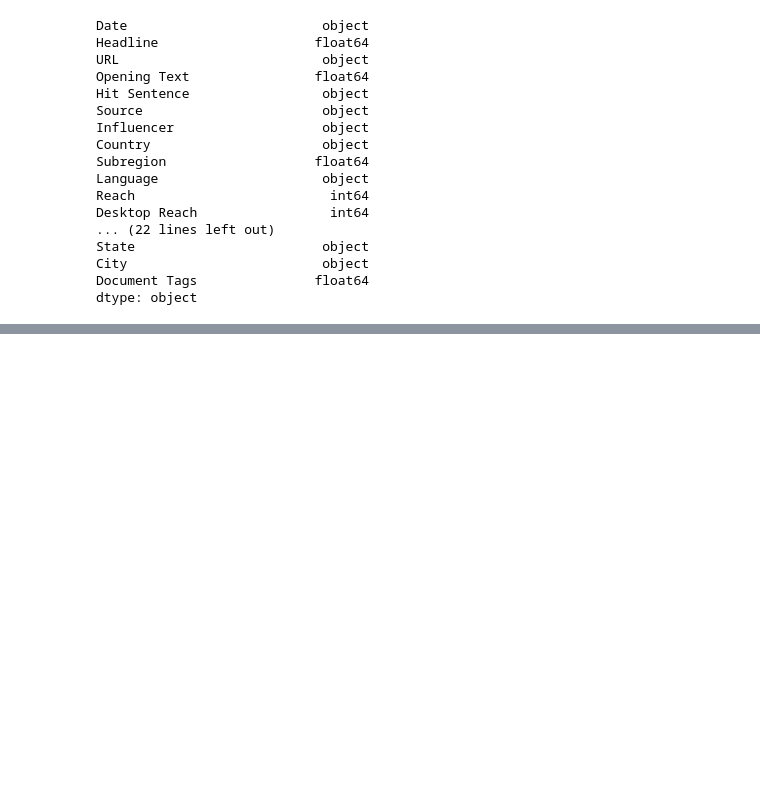
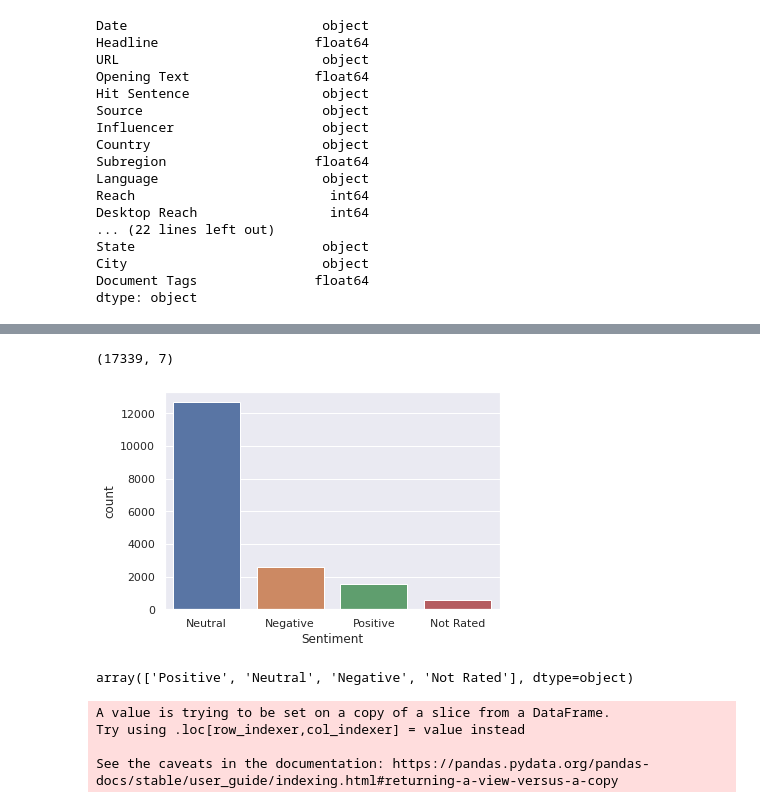
Before and after one commit to lucasbrassioli/fiap, a Jupyter notebook: Conceitos_e_Aplicações_em_Data_Mining.ipynb, the cells around one changed output, grey strips where cells are left out. Drawn from its saved outputs; the diff is of its cells as text; code cells hidden in the pictures; blank space fills up the shorter version.

```diff
--- a/Conceitos_e_Aplicações_em_Data_Mining.ipynb
+++ b/Conceitos_e_Aplicações_em_Data_Mining.ipynb
@@ -138,3 +80,0 @@ ax = sns.countplot(x="Sentiment", data=df, order = df['Sentiment'].value_counts(
-# %%
-df.fillna("Unknown",inplace=True)
-df[:2]
@@ -144,0 +101,4 @@ df[:2]
+# %%
+df_ini = df
+df = df[['Twitter Authority','Twitter Followers','Twitter Following','Reach','Language','Country','Sentiment']]
+df = df.drop_duplicates()
@@ -144,0 +120,29 @@ df[:2]
+# %%
+df.replace(['nan','NaN','Unknown'],'unknown', inplace = True)
+df_clear = df.dropna()
+df_clear.shape
+# %% [output]
+(17339, 7)
+# %%
+sns.set_theme(style="darkgrid")
+ax = sns.countplot(x="Sentiment", data=df_clear, order = df_clear['Sentiment'].value_counts().index)
+# %% [output]
+[figure, added]
+# %%
+df_clear['Sentiment'].unique()
+# %% [output]
+array(['Positive', 'Neutral', 'Negative', 'Not Rated'], dtype=object)
+# %%
+conditions = [
+    (df_clear['Sentiment'] == 'Positive'),
+    (df_clear['Sentiment'] == 'Neutral'),
+    (df_clear['Sentiment'] == 'Negative'),
+    (df_clear['Sentiment'] == 'Not Rated')
+]
+choices = [1, 2, 3, 4]
+df_clear['Ct_Sentiment'] = (np.select(conditions, choices)).astype(int)
+# %% [output]
+A value is trying to be set on a copy of a slice from a DataFrame.
+Try using .loc[row_indexer,col_indexer] = value instead
+
+See the caveats in the documentation: https://pandas.pydata.org/pandas-docs/stable/user_guide/indexing.html#returning-a-view-versus-a-copy
```
Also changed, not shown: parts of 44 cells of this notebook.
